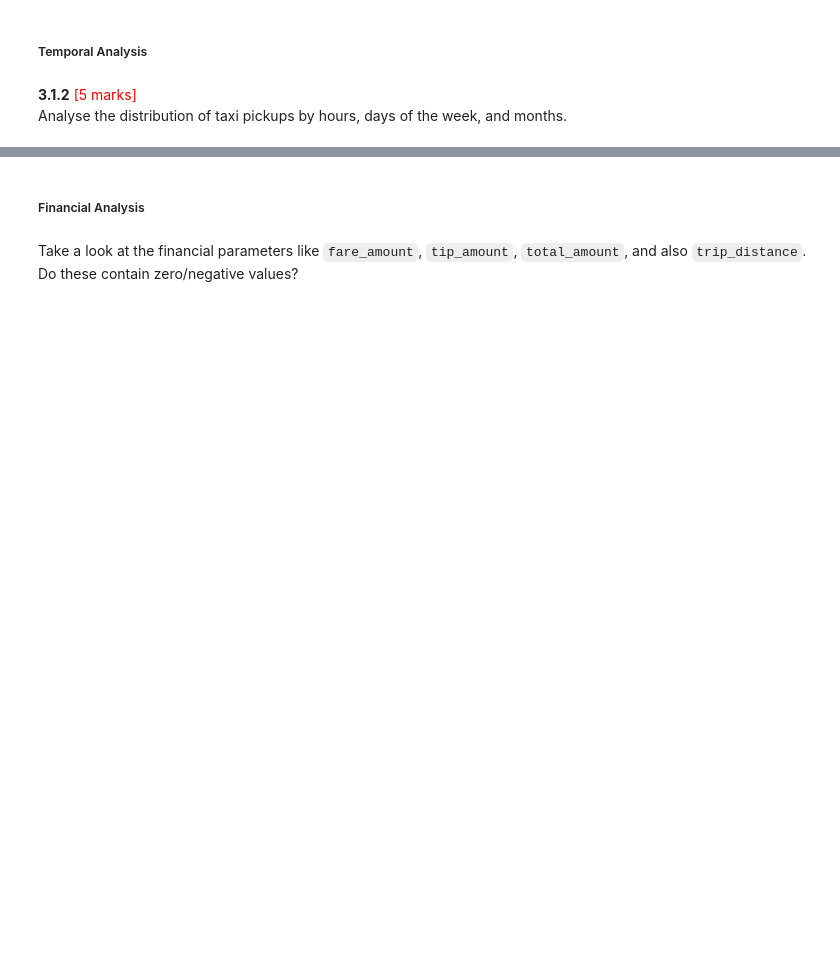
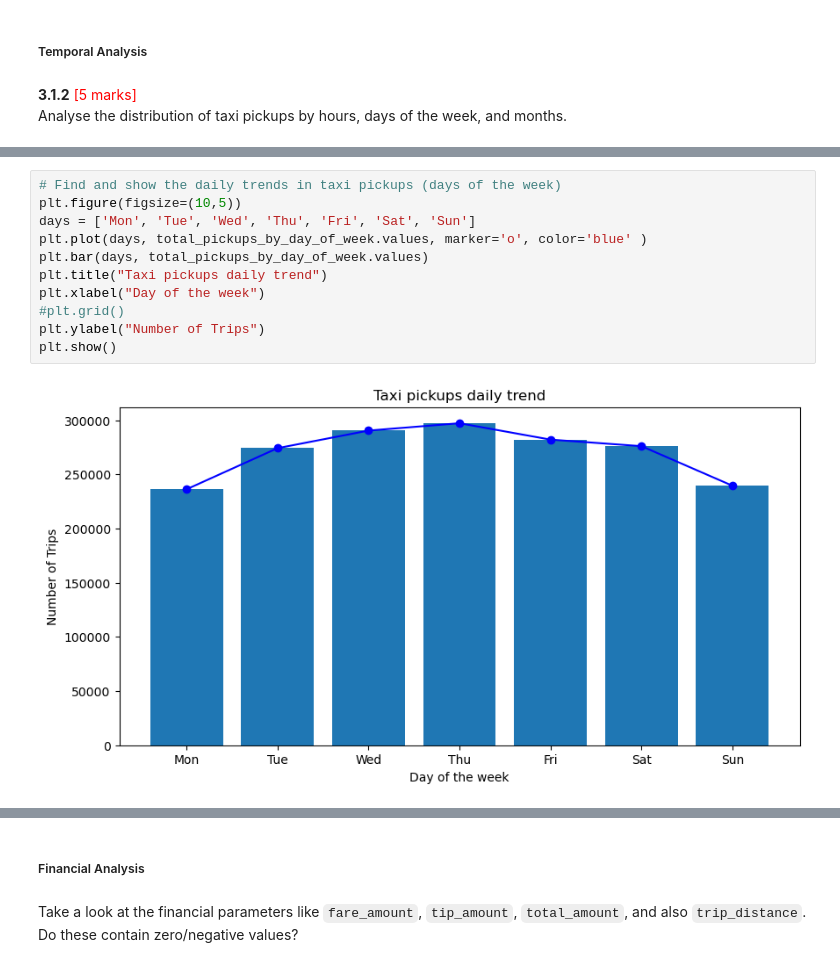
Before and after one commit to mpyar/eda_nyc_taxi, a Jupyter notebook: Analysis/EDA_Assg_NYC_Taxi_Starter.ipynb, the cells around one changed output, grey strips where cells are left out. Cells and saved outputs as stored; diff of their text form; blank space fills up the shorter version.

```diff
--- a/Analysis/EDA_Assg_NYC_Taxi_Starter.ipynb
+++ b/Analysis/EDA_Assg_NYC_Taxi_Starter.ipynb
@@ -795,0 +984,13 @@ Analyse the distribution of taxi pickups by hours, days of the week, and months.
+# %%
+# Find and show the daily trends in taxi pickups (days of the week)
+plt.figure(figsize=(10,5))
+days = ['Mon', 'Tue', 'Wed', 'Thu', 'Fri', 'Sat', 'Sun']
+plt.plot(days, total_pickups_by_day_of_week.values, marker='o', color='blue' )
+plt.bar(days, total_pickups_by_day_of_week.values)
+plt.title("Taxi pickups daily trend")
+plt.xlabel("Day of the week")
+#plt.grid()
+plt.ylabel("Number of Trips")
+plt.show()
+# %% [output]
+[figure, added]
```
Also changed, not shown: parts of 37 cells of this notebook.
